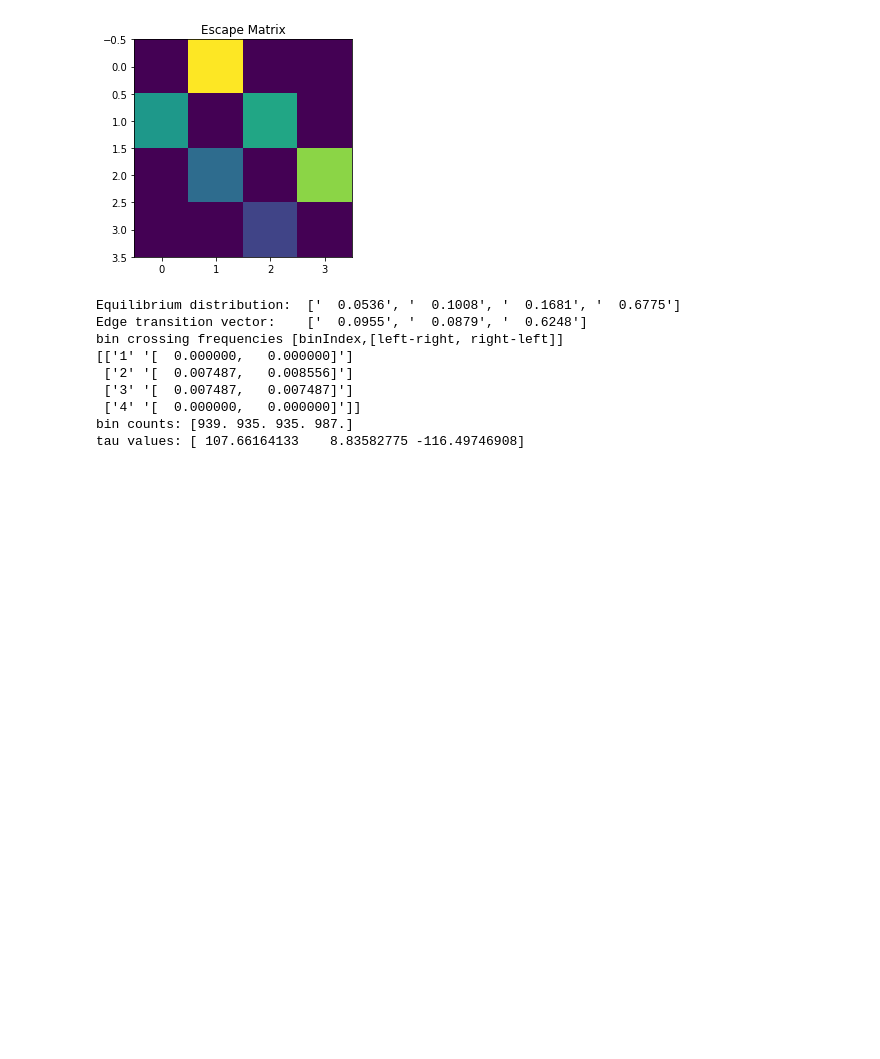
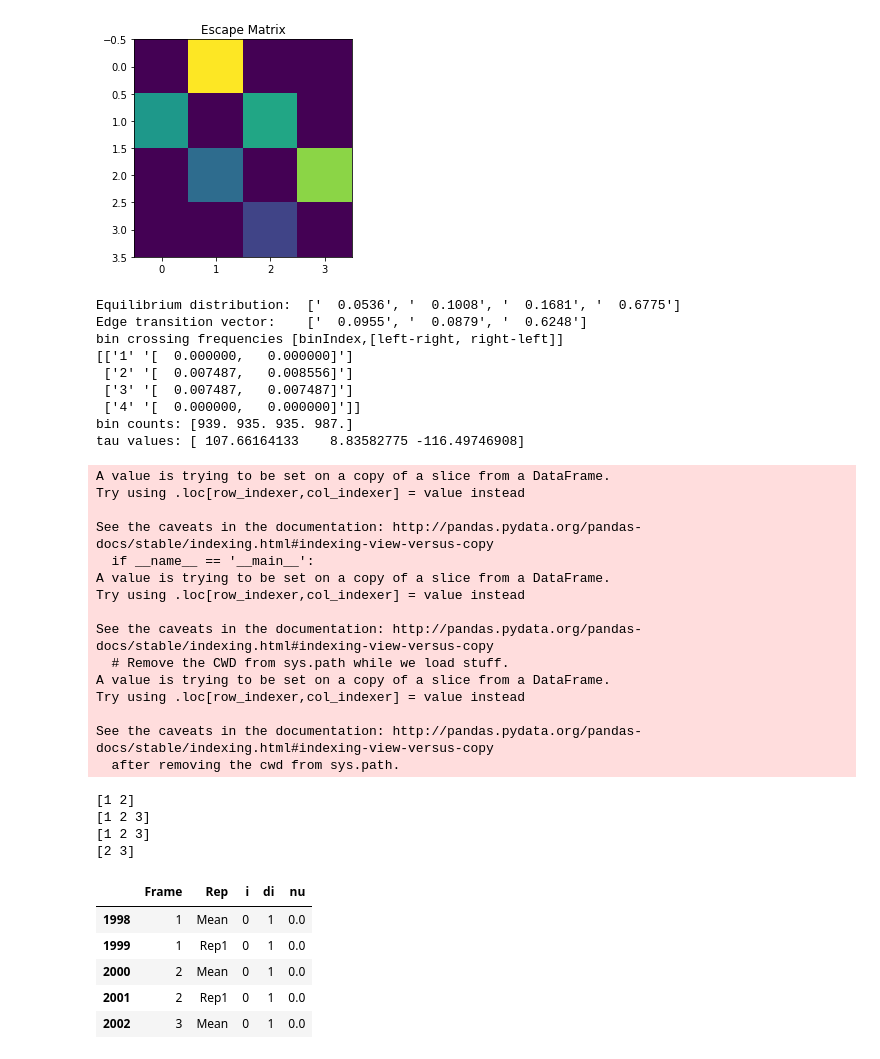
Before and after one commit to wesleymsmith/Milestoning_Analysis, a Jupyter notebook: Analyze_MD_Milestoning_Data.ipynb, the cells around one changed output. Saved outputs shown, nothing was run; the diff lists cells and outputs as text; code cells hidden in the pictures; blank space fills up the shorter version.

```diff
--- a/Analyze_MD_Milestoning_Data.ipynb
+++ b/Analyze_MD_Milestoning_Data.ipynb
@@ -391,0 +473,41 @@ tau values: [ 107.66164133    8.83582775 -116.49746908]
+# %%
+windows=simData.Window.unique()
+convergenceDataTables=[]
+for window in windows:
+    windowCenters=(winMins+winMaxs)/2.0
+    rowData=simData[simData.Window==window]
+    #binEdges=winMins[1:] #np.concatenate([winMins,[winMaxs[-1]]])
+    #digitize_kwds={"bins":binEdges}
+    #rowData['X_Index']=rowData.X.apply(np.digitize,**digitize_kwds)
+    rowData['X_Index']=rowData.X.apply(lambda x: np.argmin(np.abs(x-windowCenters)))
+    rowData['Rep']='Rep1'
+    convergenceDataTable=compute_escape_matrix_row_convergence(rowData,multiReplica=True)
+    convergenceDataTables.append(convergenceDataTable)
+convergenceDataTable=pd.concat(convergenceDataTables)
+convergenceDataTable.head()
+# %% [output]
+A value is trying to be set on a copy of a slice from a DataFrame.
+Try using .loc[row_indexer,col_indexer] = value instead
+
+See the caveats in the documentation: http://pandas.pydata.org/pandas-docs/stable/indexing.html#indexing-view-versus-copy
+  if __name__ == '__main__':
+A value is trying to be set on a copy of a slice from a DataFrame.
+Try using .loc[row_indexer,col_indexer] = value instead
+
+See the caveats in the documentation: http://pandas.pydata.org/pandas-docs/stable/indexing.html#indexing-view-versus-copy
+  # Remove the CWD from sys.path while we load stuff.
+A value is trying to be set on a copy of a slice from a DataFrame.
+Try using .loc[row_indexer,col_indexer] = value instead
+
+See the caveats in the documentation: http://pandas.pydata.org/pandas-docs/stable/indexing.html#indexing-view-versus-copy
+  after removing the cwd from sys.path.
+[1 2]
+[1 2 3]
+[1 2 3]
+[2 3]
+|  | Frame | Rep | i | di | nu |
+| 1998 | 1 | Mean | 0 | 1 | 0.0 |
+| 1999 | 1 | Rep1 | 0 | 1 | 0.0 |
+| 2000 | 2 | Mean | 0 | 1 | 0.0 |
+| 2001 | 2 | Rep1 | 0 | 1 | 0.0 |
+| 2002 | 3 | Mean | 0 | 1 | 0.0 |
```
Also changed, not shown: parts of 4 cells of this notebook, 1 other file.
